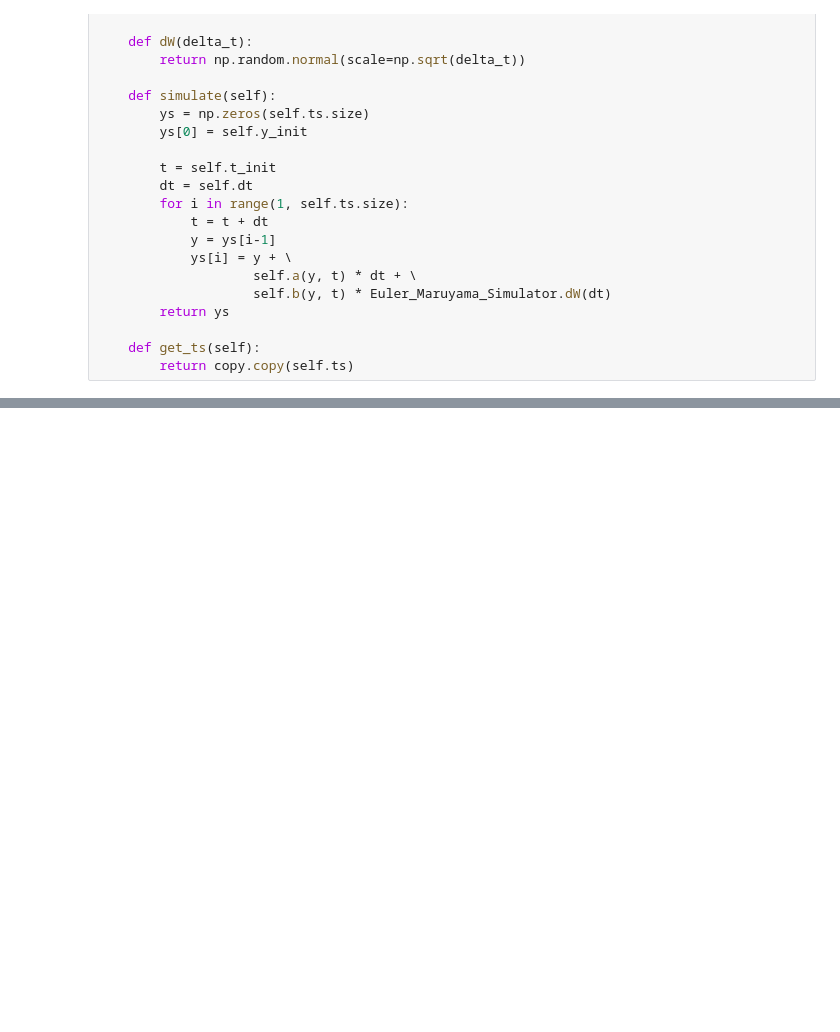
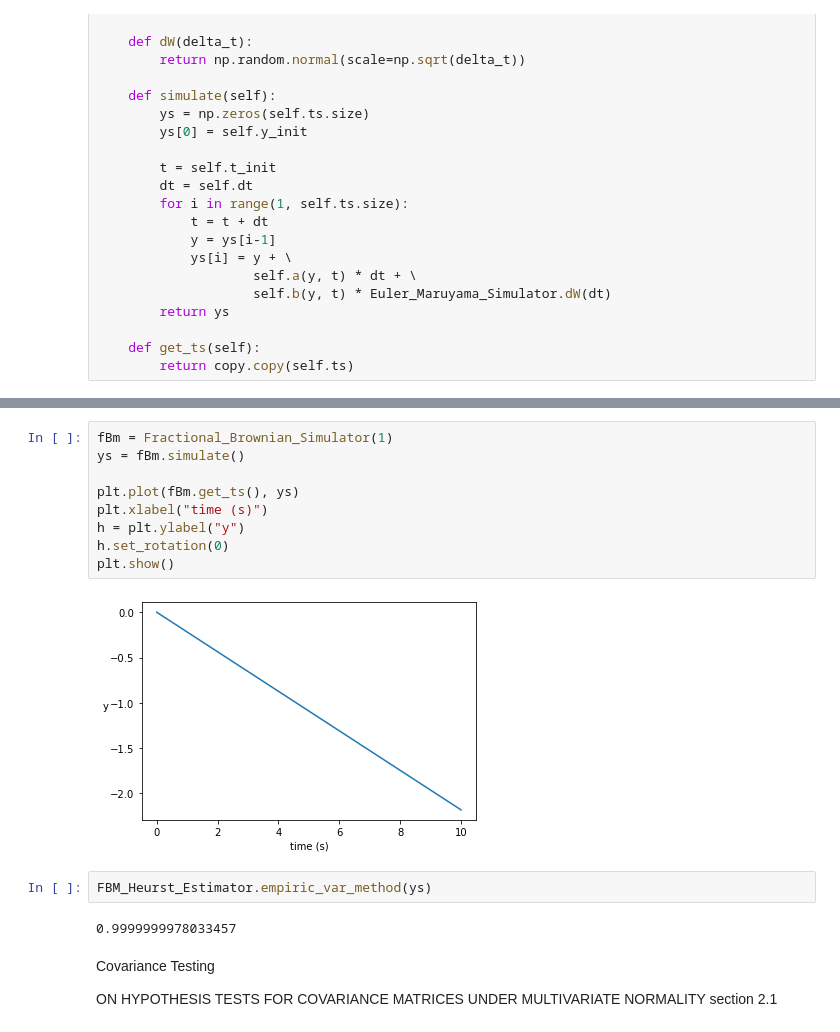
Before and after one commit to kaiboy05/fbm, a Jupyter notebook: Simulation.ipynb, the cells around one changed output, grey strips where cells are left out. Cells and saved outputs as stored; diff of their text form; blank space fills up the shorter version.

```diff
--- a/Simulation.ipynb
+++ b/Simulation.ipynb
@@ -163,0 +222,19 @@ simulations_viewer(10, fBm)
+# %%
+fBm = Fractional_Brownian_Simulator(1)
+ys = fBm.simulate()
+
+plt.plot(fBm.get_ts(), ys)
+plt.xlabel("time (s)")
+h = plt.ylabel("y")
+h.set_rotation(0)
+plt.show()
+# %% [output]
+[figure, added]
+# %%
+FBM_Heurst_Estimator.empiric_var_method(ys)
+# %% [output]
+0.9999999978033457
+# %% [markdown]
+Covariance Testing
+
+ON HYPOTHESIS TESTS FOR COVARIANCE MATRICES UNDER MULTIVARIATE NORMALITY section 2.1
```
Also changed, not shown: parts of 14 cells of this notebook.
